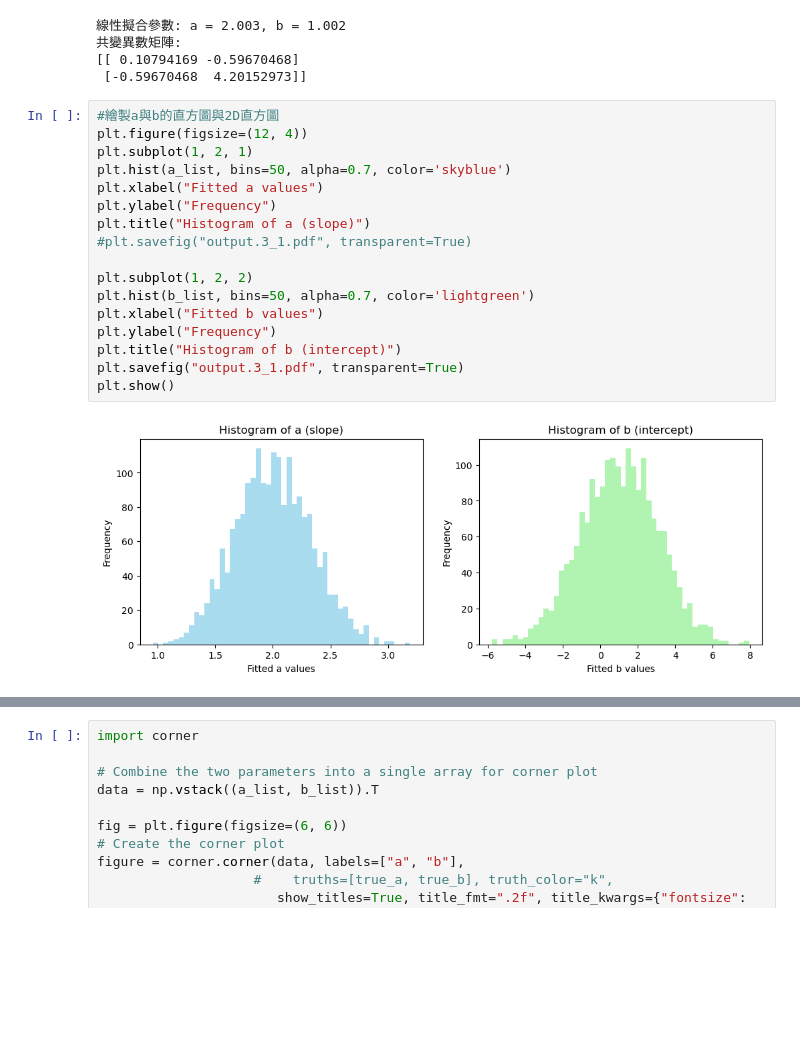
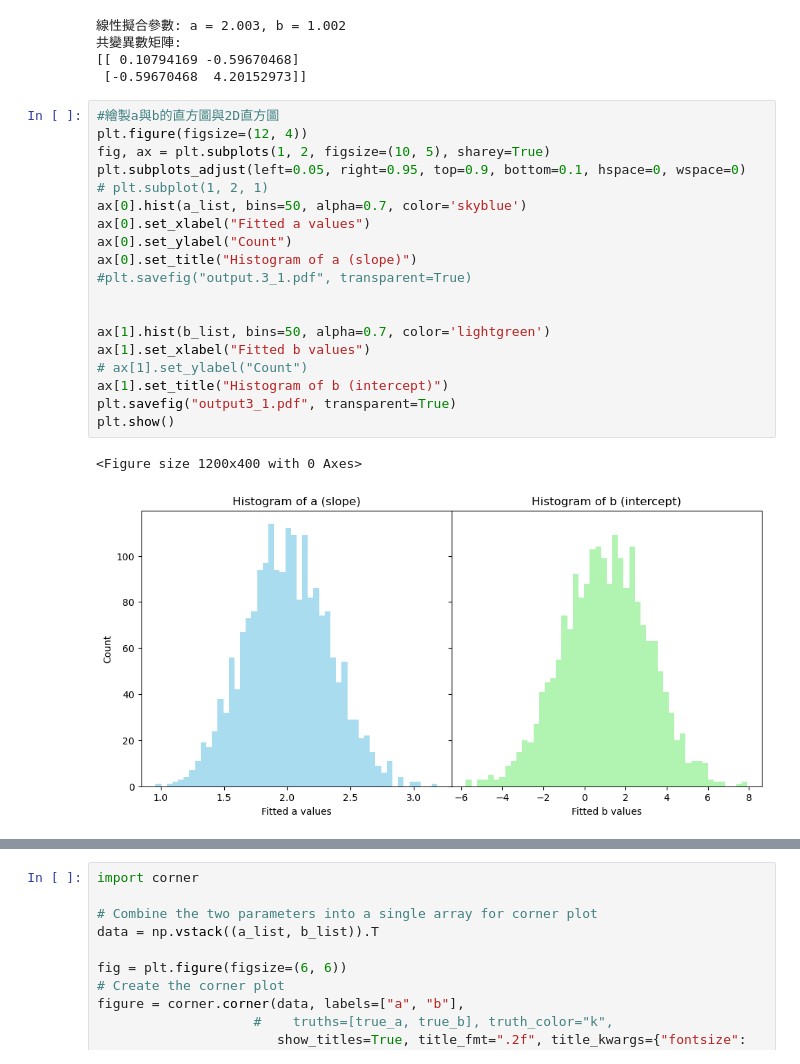
Before and after one commit to hyp0515/exp_phy_ii, a Jupyter notebook: may6/practice_1.ipynb, the cells around one changed output, grey strips where cells are left out. Drawn from its saved outputs; the diff is of its cells as text; blank space fills up the shorter version.

Commit message:
May 6 figure update

```diff
--- a/may6/practice_1.ipynb
+++ b/may6/practice_1.ipynb
@@ -201,22 +201,25 @@ print(cov_matrix)
 # %%
 #繪製a與b的直方圖與2D直方圖
 plt.figure(figsize=(12, 4))
-plt.subplot(1, 2, 1)
-plt.hist(a_list, bins=50, alpha=0.7, color='skyblue')
-plt.xlabel("Fitted a values")
-plt.ylabel("Frequency")
-plt.title("Histogram of a (slope)")
+fig, ax = plt.subplots(1, 2, figsize=(10, 5), sharey=True)
+plt.subplots_adjust(left=0.05, right=0.95, top=0.9, bottom=0.1, hspace=0, wspace=0)
+# plt.subplot(1, 2, 1)
+ax[0].hist(a_list, bins=50, alpha=0.7, color='skyblue')
+ax[0].set_xlabel("Fitted a values")
+ax[0].set_ylabel("Count")
+ax[0].set_title("Histogram of a (slope)")
 #plt.savefig("output.3_1.pdf", transparent=True)
 
-plt.subplot(1, 2, 2)
-plt.hist(b_list, bins=50, alpha=0.7, color='lightgreen')
-plt.xlabel("Fitted b values")
-plt.ylabel("Frequency")
-plt.title("Histogram of b (intercept)")
-plt.savefig("output.3_1.pdf", transparent=True)
+
+ax[1].hist(b_list, bins=50, alpha=0.7, color='lightgreen')
+ax[1].set_xlabel("Fitted b values")
+# ax[1].set_ylabel("Count")
+ax[1].set_title("Histogram of b (intercept)")
+plt.savefig("output3_1.pdf", transparent=True)
 plt.show()
 # %% [output]
+<Figure size 1200x400 with 0 Axes>
-[figure, old version]
+[figure, new version]
 # %%
 #2D直方圖
 plt.figure(figsize=(6, 5))
```
Also changed, not shown: parts of 1 cell of this notebook, 10 other files.
